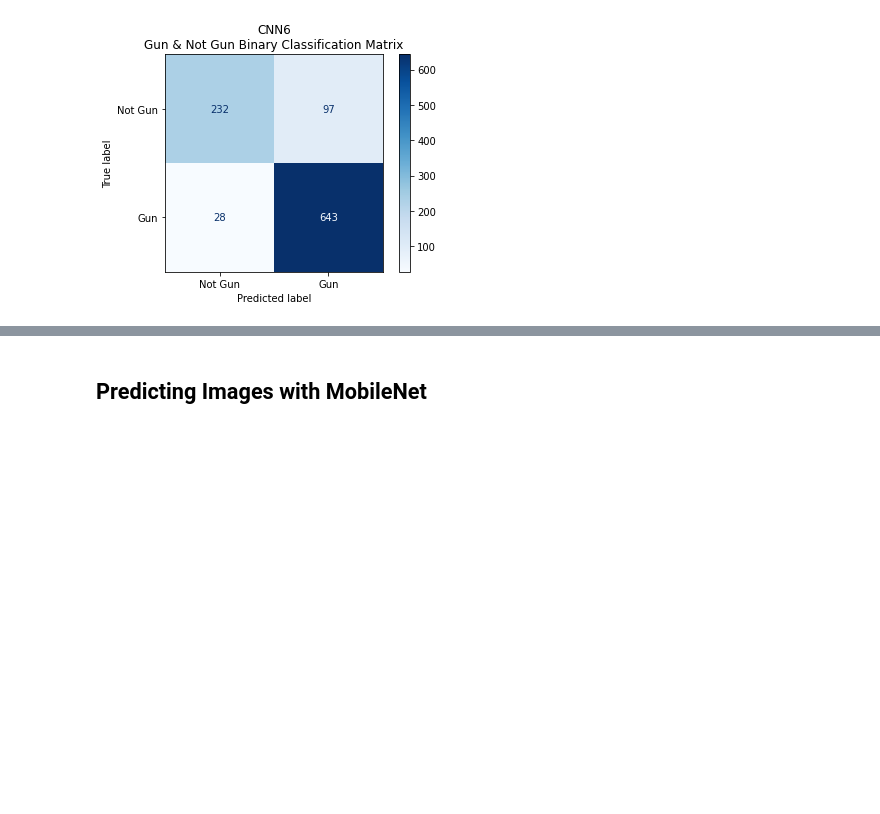
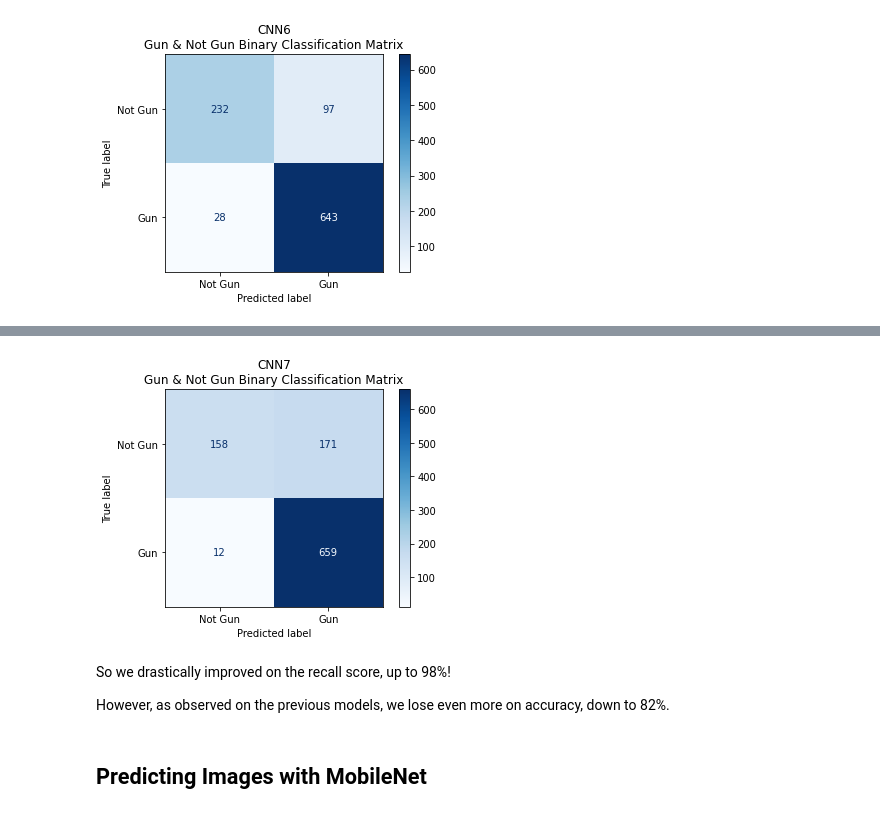
Before and after one commit to eric8395/Gun-Image-Classification, a Jupyter notebook: EA Folder/EA Image Classification - Binary.ipynb, the cells around one changed output, grey strips where cells are left out. Saved outputs shown, nothing was run; the diff lists cells and outputs as text; code cells hidden in the pictures; blank space fills up the shorter version.

```diff
--- a/EA Folder/EA Image Classification - Binary.ipynb
+++ b/EA Folder/EA Image Classification - Binary.ipynb
@@ -1263,0 +1368,4 @@ WARNING:tensorflow:6 out of the last 73 calls to <function Model.make_predict_fu
+# %%
+# get confusion matrix and test results for test image set
+get_test_results(loaded_cnn_model_7, test_images, test_y)
+# %% [output]
@@ -1264,3 +1375,8 @@ WARNING:tensorflow:6 out of the last 73 calls to <function Model.make_predict_fu
+[figure, added]
+# %% [markdown]
+So we drastically improved on the recall score, up to 98%!
+
+However, as observed on the previous models, we lose even more on accuracy, down to 82%.
 # %% [markdown]
 ## Predicting Images with MobileNet
 # %%
```
Also changed, not shown: parts of 17 cells of this notebook, 1 other file.
